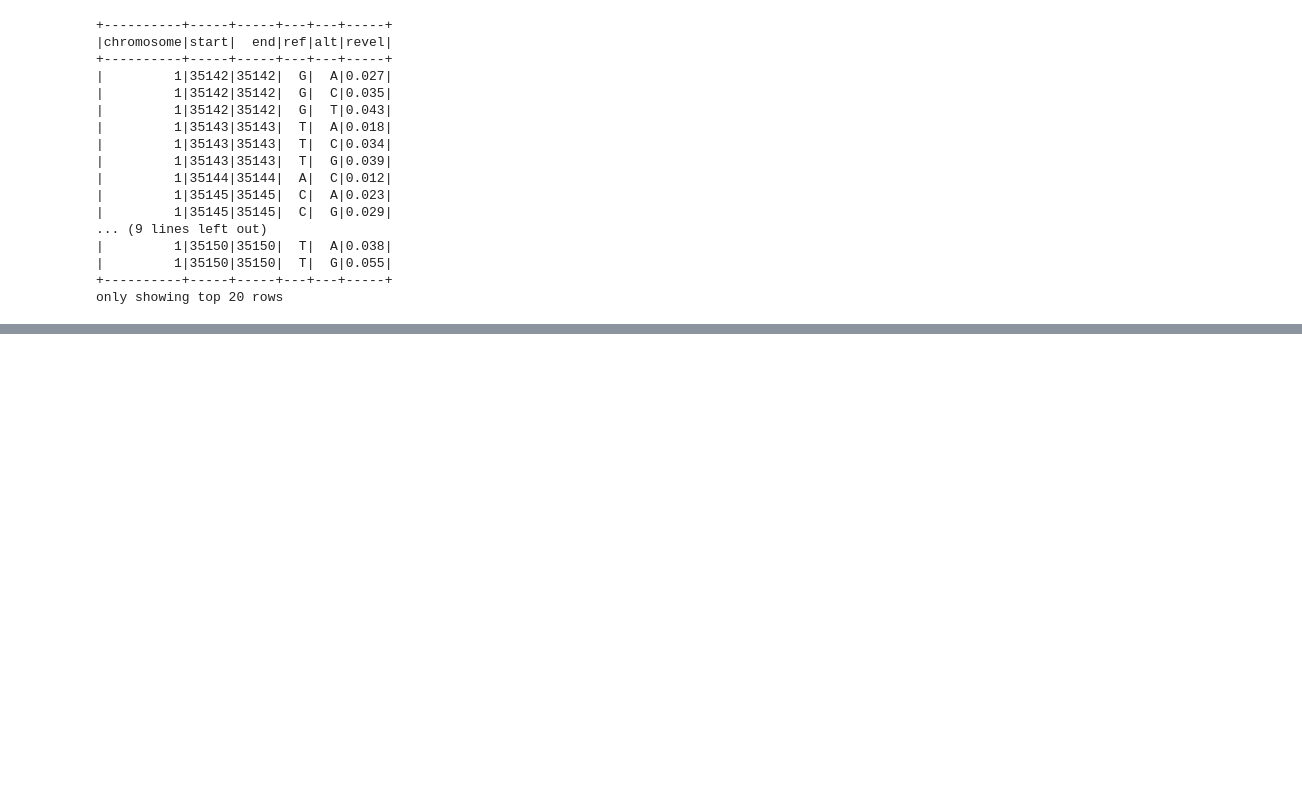
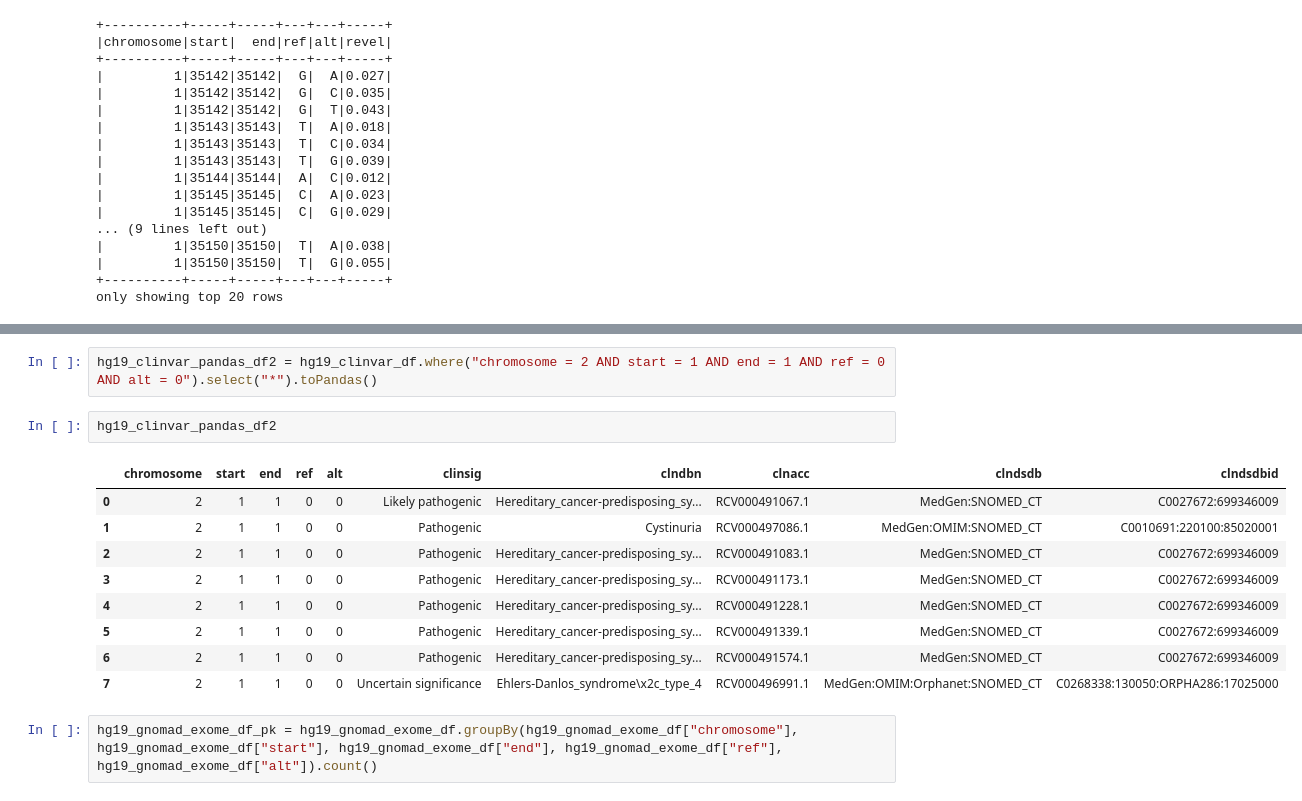
Before and after one commit to mining-information-for-you/ha-bioinformatica, a Jupyter notebook: annovar/notebooks/01_explore_annovar_datasets.ipynb, the cells around one changed output, grey strips where cells are left out. Saved outputs shown, nothing was run; the diff lists cells and outputs as text; blank space fills up the shorter version.

```diff
--- a/annovar/notebooks/01_explore_annovar_datasets.ipynb
+++ b/annovar/notebooks/01_explore_annovar_datasets.ipynb
@@ -239,0 +329,16 @@ only showing top 20 rows
+# %%
+hg19_clinvar_pandas_df2 = hg19_clinvar_df.where("chromosome = 2 AND start = 1 AND end = 1 AND ref = 0 AND alt = 0").select("*").toPandas()
+# %%
+hg19_clinvar_pandas_df2
+# %% [output]
+|  | chromosome | start | end | ref | alt | clinsig | clndbn | clnacc | clndsdb | clndsdbid |
+| 0 | 2 | 1 | 1 | 0 | 0 | Likely pathogenic | Hereditary_cancer-predisposing_sy... | RCV000491067.1 | MedGen:SNOMED_CT | C0027672:699346009 |
+| 1 | 2 | 1 | 1 | 0 | 0 | Pathogenic | Cystinuria | RCV000497086.1 | MedGen:OMIM:SNOMED_CT | C0010691:220100:85020001 |
+| 2 | 2 | 1 | 1 | 0 | 0 | Pathogenic | Hereditary_cancer-predisposing_sy... | RCV000491083.1 | MedGen:SNOMED_CT | C0027672:699346009 |
+| 3 | 2 | 1 | 1 | 0 | 0 | Pathogenic | Hereditary_cancer-predisposing_sy... | RCV000491173.1 | MedGen:SNOMED_CT | C0027672:699346009 |
+| 4 | 2 | 1 | 1 | 0 | 0 | Pathogenic | Hereditary_cancer-predisposing_sy... | RCV000491228.1 | MedGen:SNOMED_CT | C0027672:699346009 |
+| 5 | 2 | 1 | 1 | 0 | 0 | Pathogenic | Hereditary_cancer-predisposing_sy... | RCV000491339.1 | MedGen:SNOMED_CT | C0027672:699346009 |
+| 6 | 2 | 1 | 1 | 0 | 0 | Pathogenic | Hereditary_cancer-predisposing_sy... | RCV000491574.1 | MedGen:SNOMED_CT | C0027672:699346009 |
+| 7 | 2 | 1 | 1 | 0 | 0 | Uncertain significance | Ehlers-Danlos_syndrome\x2c_type_4 | RCV000496991.1 | MedGen:OMIM:Orphanet:SNOMED_CT | C0268338:130050:ORPHA286:17025000 |
+# %%
+hg19_gnomad_exome_df_pk = hg19_gnomad_exome_df.groupBy(hg19_gnomad_exome_df["chromosome"], hg19_gnomad_exome_df["start"], hg19_gnomad_exome_df["end"], hg19_gnomad_exome_df["ref"], hg19_gnomad_exome_df["alt"]).count()
```
Also changed, not shown: parts of 29 cells of this notebook.
